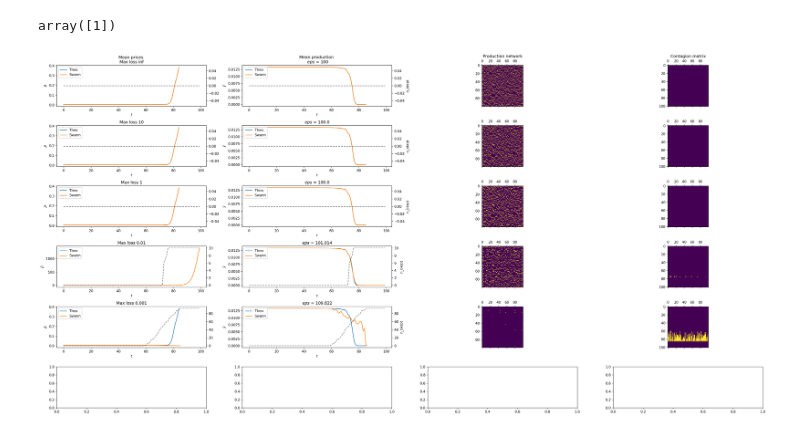
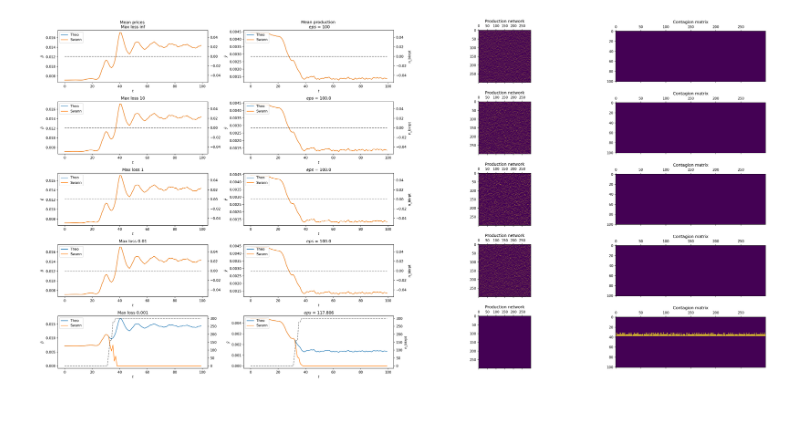
Before and after one commit to TDessertaine/network-economy, a Jupyter notebook: src/Demonstration.ipynb, the cells around one changed output. Saved outputs shown, nothing was run; the diff lists cells and outputs as text; code cells hidden in the pictures.

Commit message:
Modification in the banckruptcy dynamic

```diff
--- a/src/Demonstration.ipynb
+++ b/src/Demonstration.ipynb
@@ -9,11 +9,11 @@ import os
 from time import time
 from multiprocessing import Pool
 
-from dynamics_test import Dynamics as Dynamics_
-from dynamics_test_ import Dynamics as Dynamics__
-from dynamics_ import Dynamics as Dynamics
-from economy import Economy
-degree,n = 15,100
+# import dynamics_test_ as dynamics_
+import dynamics_bkrpt as dynamics_
+import dynamics_ as dynamics
+import economy_bkrpt as economy
+degree,n = 20,300
 
 delta = 10**-3
 u = np.random.uniform(-1,1)
@@ -34,6 +34,7 @@ def multi_get(input,func, processes= 5, array = True, tq = True):
     if array : return np.array(output)
     else : return output
 # %%
+np.random.seed(0)
 eco_initial_conditions = {
 
     "n": n,
@@ -42,8 +43,9 @@ eco_initial_conditions = {
     "directed":True,
     "j0":np.ones(n),
     "a0":np.ones(n)*0.5,
-    "q":0.1,
-    "b":0.95
+    "q":0.,
+    "b":0.95,
+    "nested_CES":[True,1]
 
 }
 
@@ -72,14 +74,16 @@ firm_initial_conditons = {
 eps = 100
 def init_d(d,house_initial_conditions,firm_initial_conditons,eps):
     np.random.seed(1)
-    d.eco.clear_all()
+    try :
+        d.eco.clear_all()
+    except : pass
     d.eco.init_house(**house_initial_conditions)
     d.eco.init_firms(**firm_initial_conditons)
     d.eco.set_quantities() # Help for equilibrium quantities.
     d.eco.set_eps_cal(eps) # Changes z to have the samellest eigen value of M equals to eps.
     d.eco.compute_eq()
     initial_conditions = {
-    "p0":d.eco.p_eq*(1+delta*np.random.uniform(-1,1)),    # Prices [0.1,1]
+    "p0":d.eco.p_eq*(1+delta*np.random.uniform(-1,1,n)),    # Prices [0.1,1]
     "w0":1,               # Wage at 1
     "g0":d.eco.g_eq, # Prod [0.001,0.01]
     "t1":d.eco.g_eq, # Target [0.001,0.01]
@@ -89,8 +93,9 @@ def init_d(d,house_initial_conditions,firm_initial_conditons,eps):
     d.set_initial_conditions(**initial_conditions)
     return d
 
-degree,n = 15,100
-e = Economy(**eco_initial_conditions)
-d = Dynamics(e,100)
+# degree,n = 5,300
+np.random.seed(0)
+e = economy.Economy(**eco_initial_conditions)
+d = dynamics.Dynamics(e,100)
 d = init_d(d,house_initial_conditions,firm_initial_conditons,eps)
 d.discrete_dynamics()
@@ -169,7 +112,7 @@ def display_results(d,min_loss,axs = None ):
 #     try : del e,d_
 #     except : print("No delete")
 #     e = Economy(**eco_initial_conditions)
-    d_ = Dynamics_(e,100)
+    d_ = dynamics_.Dynamics(e,100)
     d_ = init_d(d_,house_initial_conditions,firm_initial_conditons,eps)
     d_.update_min_loss(min_loss)
     try :
@@ -196,10 +139,10 @@ def display_results(d,min_loss,axs = None ):
     axs[1].set_xlabel(r"$t$")
 
     axs[2].matshow(d_.eco.j)
-#     axs[2].set_title("Production network")
+    axs[2].set_title("Production network")
 
     axs[3].matshow(1-d_.contagion_matrix)
-#     axs[3].set_title("Contagion matrix")
+    axs[3].set_title("Contagion matrix")
 
     ax2 = axs[0].twinx()
     ax2.plot(d_.n_bkrpt,color = "black", alpha = 0.5,linestyle = "dashed",label = "Theo")
@@ -218,16 +159,12 @@ main_folder = "'C:\\Users\\swann\\OneDrive\\Bureau\\Thèse\\"
-# %%
-np.array([1.]).astype(int)
-# %% [output]
-array([1])
 # %%
-fig, axs = plt.subplots(nrows = 6, ncols = 4, figsize=(30,15),dpi = 150, sharex = False)
+fig, axs = plt.subplots(nrows = 5, ncols = 4, figsize=(30,15),dpi = 150, sharex = False)
 for i,min_loss in tqdm(enumerate([np.inf,10,1,0.01,0.001])):
     d_ = display_results(d,min_loss,axs[i,:])
 axs[0,0].set_title(f"Mean prices \n Max loss inf ")
 axs[0,1].set_title(f"Mean production \n $eps$ = {round(100,3)}")
 axs[0,2].set_title("Production network")
 axs[0,3].set_title("Contagion matrix")
 plt.tight_layout()
-# fig.savefig("bkrpt.pdf")
+fig.savefig("bkrpt.pdf")
 # %% [output]
-[figure, old version]
+[figure, new version]
```
Also changed, not shown: parts of 17 cells of this notebook, 2 other files.
